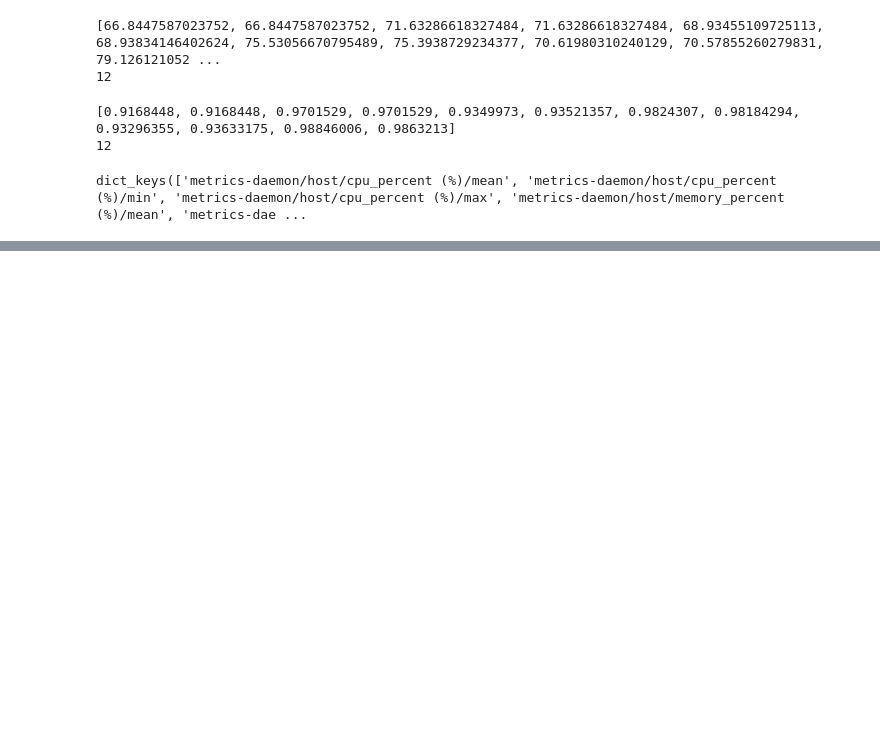
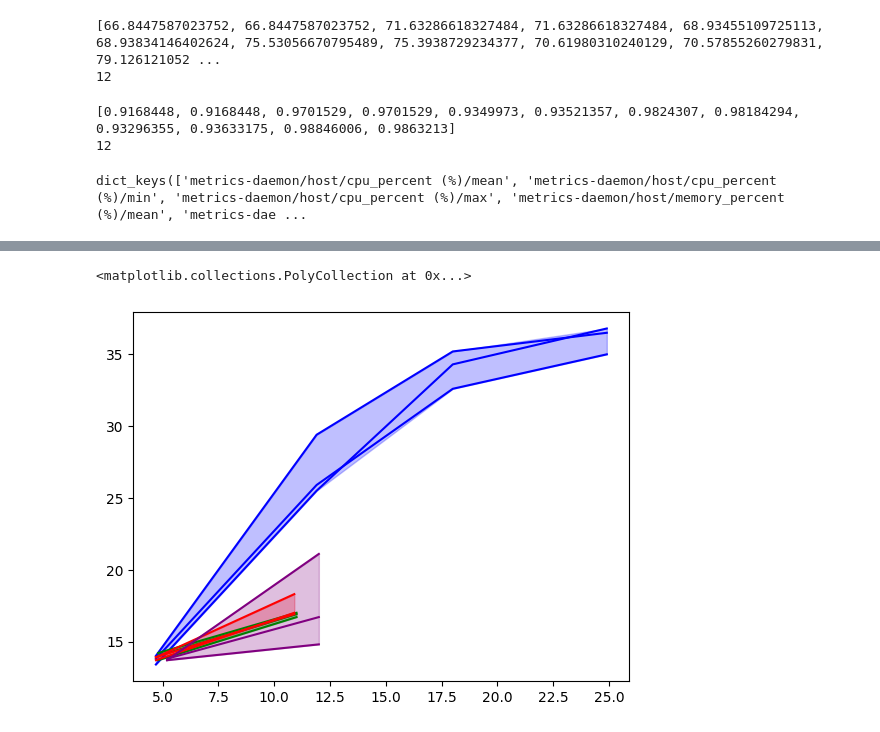
Before and after one commit to Paroxysmisch/path-tracer, a Jupyter notebook: evaluation/evaluation.ipynb, the cells around one changed output, grey strips where cells are left out. Saved outputs shown, nothing was run; the diff lists cells and outputs as text; code cells hidden in the pictures; blank space fills up the shorter version.

```diff
--- a/evaluation/evaluation.ipynb
+++ b/evaluation/evaluation.ipynb
@@ -282,3 +306,62 @@ Text(0, 0.5, 'Mean GPU power usage (W)')
+# %%
+fig, ax = plt.subplots()
+time_2 = [4.7, 11.9, 18, 24.9]
+data_2_0 = [13.4, 25.5, 34.3, 36.8]
+data_2_1 = [14, 29.4, 35.2, 36.5]
+data_2_2 = [13.8, 25.9, 32.6, 35]
+min_2 = []
+max_2 = []
+for i, j, k in zip(data_2_0, data_2_1, data_2_2):
+    min_2.append(min(i, j, k))
+    max_2.append(max(i, j, k))
+
+ax.plot(time_2, data_2_0, color='blue')
+ax.plot(time_2, data_2_1, color='blue')
+ax.plot(time_2, data_2_2, color='blue')
+
+ax.fill_between(time_2, min_2, max_2, color='blue', alpha=0.25)
+
+time_4 = [4.8, 11]
+data_4_0 = [14.2, 17]
+data_4_1 = [14, 16.9]
+data_4_2 = [13.7, 16.7]
+min_4 = [13.7, 16.7]
+max_4 = [14.2, 17]
+
+ax.plot(time_4, data_4_0, color='green')
+ax.plot(time_4, data_4_1, color='green')
+ax.plot(time_4, data_4_2, color='green')
+
+ax.fill_between(time_4, min_4, max_4, color='green', alpha=0.25)
+
+time_8 = [4.7, 10.9]
+data_8_0 = [13.7, 17]
+data_8_1 = [13.9, 16.9]
+data_8_2 = [13.9, 18.3]
+min_8 = [13.7, 16.9]
+max_8 = [13.9, 18.3]
+
+ax.plot(time_8, data_8_0, color='red')
+ax.plot(time_8, data_8_1, color='red')
+ax.plot(time_8, data_8_2, color='red')
+
+ax.fill_between(time_8, min_8, max_8, color='red', alpha=0.25)
+
+time_16 = [5.2, 12]
+data_16_0 = [13.7, 21.1]
+data_16_1 = [13.7, 14.8]
+data_16_2 = [13.8, 16.7]
+min_16 = [13.7, 14.8]
+max_16 = [13.8, 21.1]
+
+ax.plot(time_16, data_16_0, color='purple')
+ax.plot(time_16, data_16_1, color='purple')
+ax.plot(time_16, data_16_2, color='purple')
+
+ax.fill_between(time_16, min_16, max_16, color='purple', alpha=0.25)
+# %% [output]
+<matplotlib.collections.PolyCollection at 0x...>
+[figure, added]
 # %%
 tiling_filenames = ['log_0_128_off_2_0', 'log_0_128_off_4_0', 'log_0_128_off_8_0', 'log_0_128_off_16_0']
 
```
Also changed, not shown: parts of 1 cell of this notebook, 19 other files.
